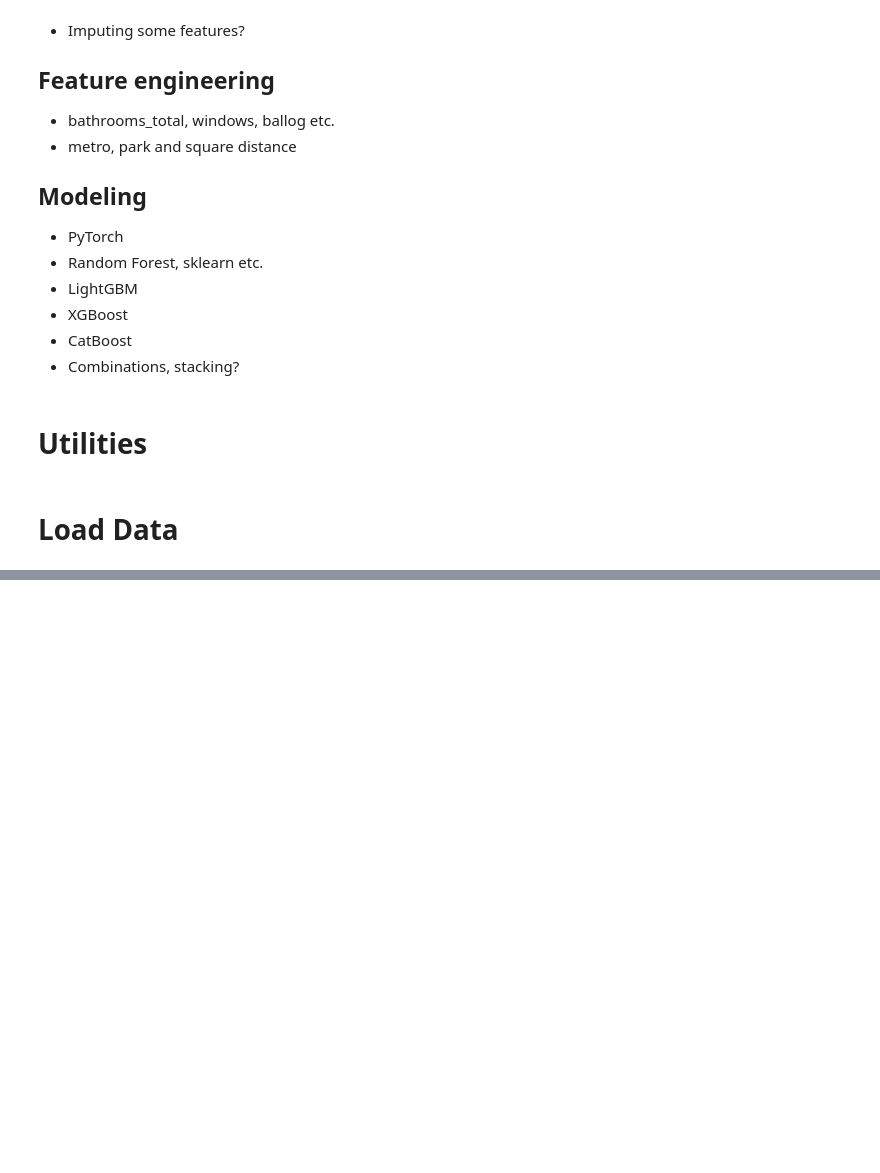
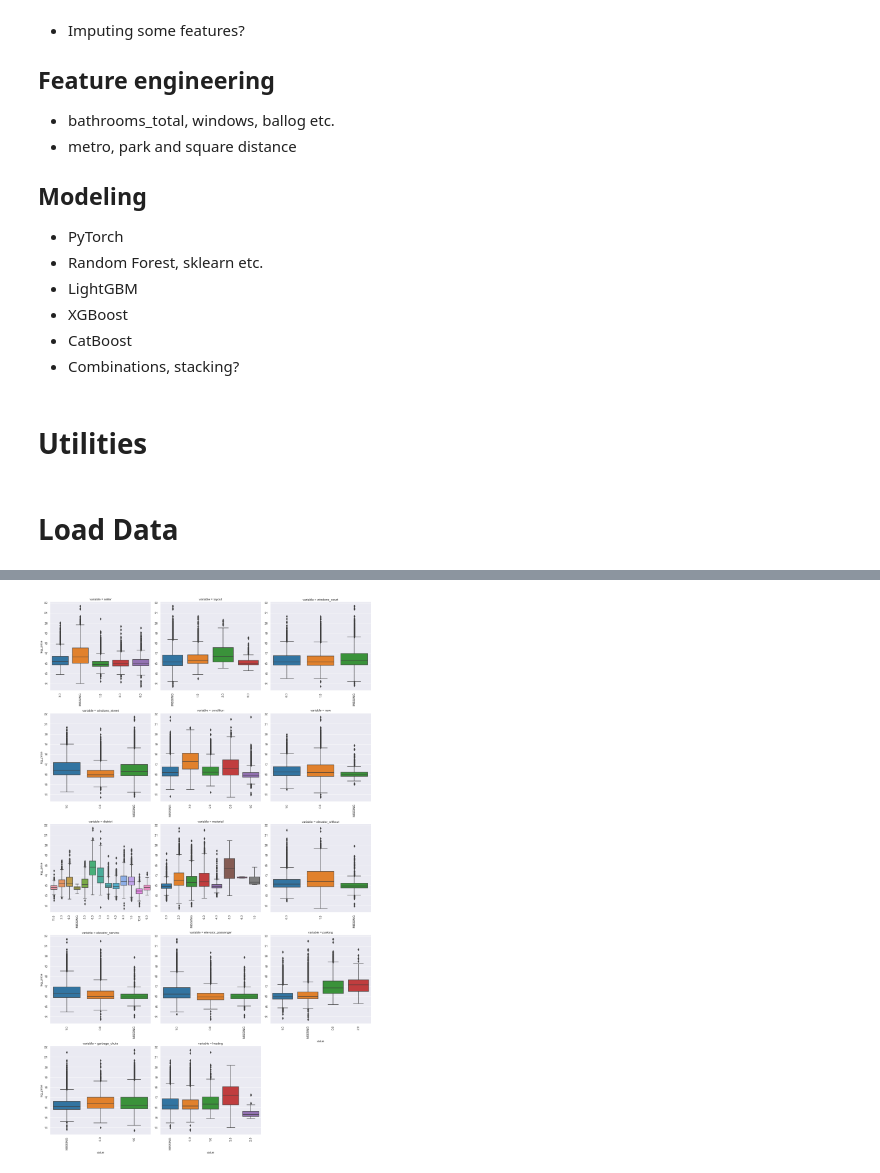
Before and after one commit to jimoskar/ml, a Jupyter notebook: project/long_notebook.ipynb, the cells around one changed output, grey strips where cells are left out. Drawn from its saved outputs; the diff is of its cells as text; code cells hidden in the pictures; blank space fills up the shorter version.

```diff
--- a/project/long_notebook.ipynb
+++ b/project/long_notebook.ipynb
@@ -123,0 +118,18 @@ print(root_mean_squared_log_error(preds_valid, y_valid))
+# %%
+data_cat = data[CATEORICAL_FEAT + ['log_price']].copy() # Use log of price.
+
+for c in CATEORICAL_FEAT:
+    data_cat[c] = data_cat[c].astype('category')
+    if data_cat[c].isnull().any():
+        data_cat[c] = data_cat[c].cat.add_categories(['MISSING'])
+        data_cat[c] = data_cat[c].fillna('MISSING')
+
+def boxplot(x, y, **kwargs):
+    sns.boxplot(x=x, y=y)
+    x=plt.xticks(rotation=90)
+
+f = pd.melt(data_cat, id_vars=['log_price'], value_vars= CATEORICAL_FEAT)
+g = sns.FacetGrid(f, col="variable",  col_wrap=3, sharex=False, sharey=False, height=5)
+g = g.map(boxplot, "value", "log_price")
+# %% [output]
+[figure, added]
```
Also changed, not shown: parts of 25 cells of this notebook.
